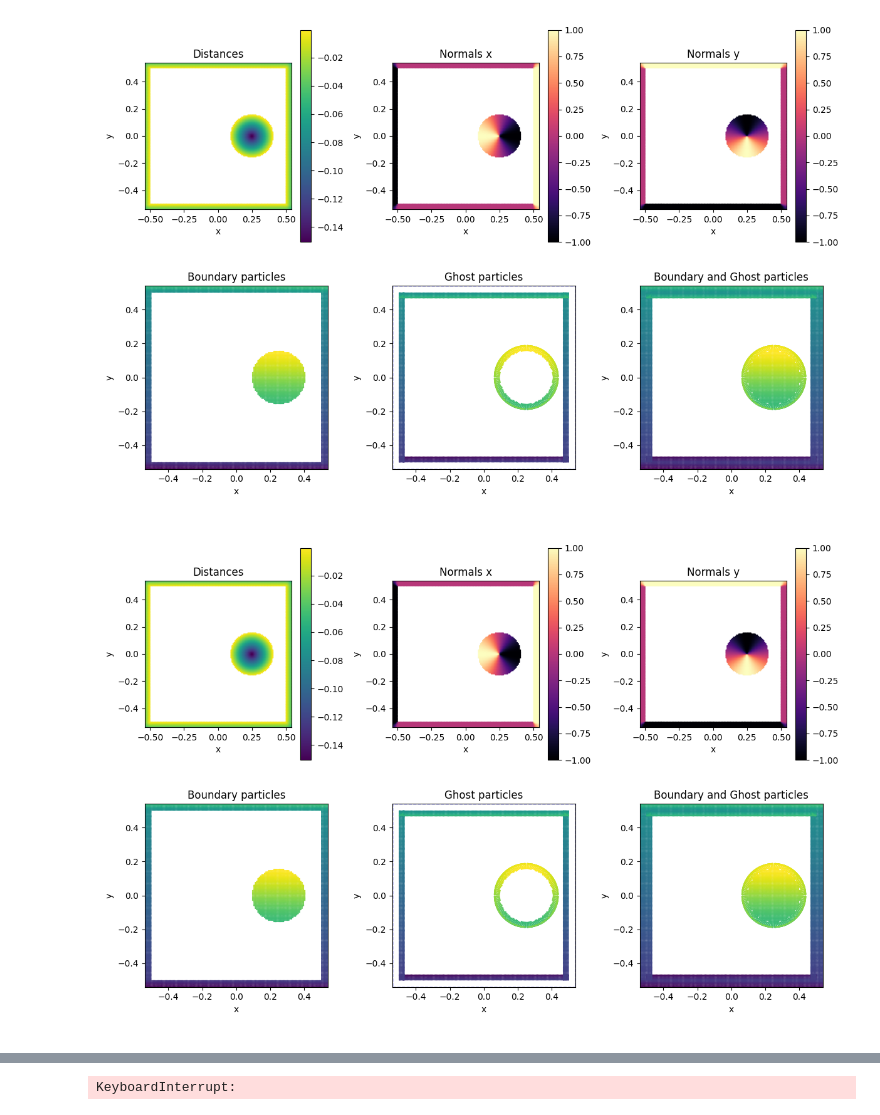
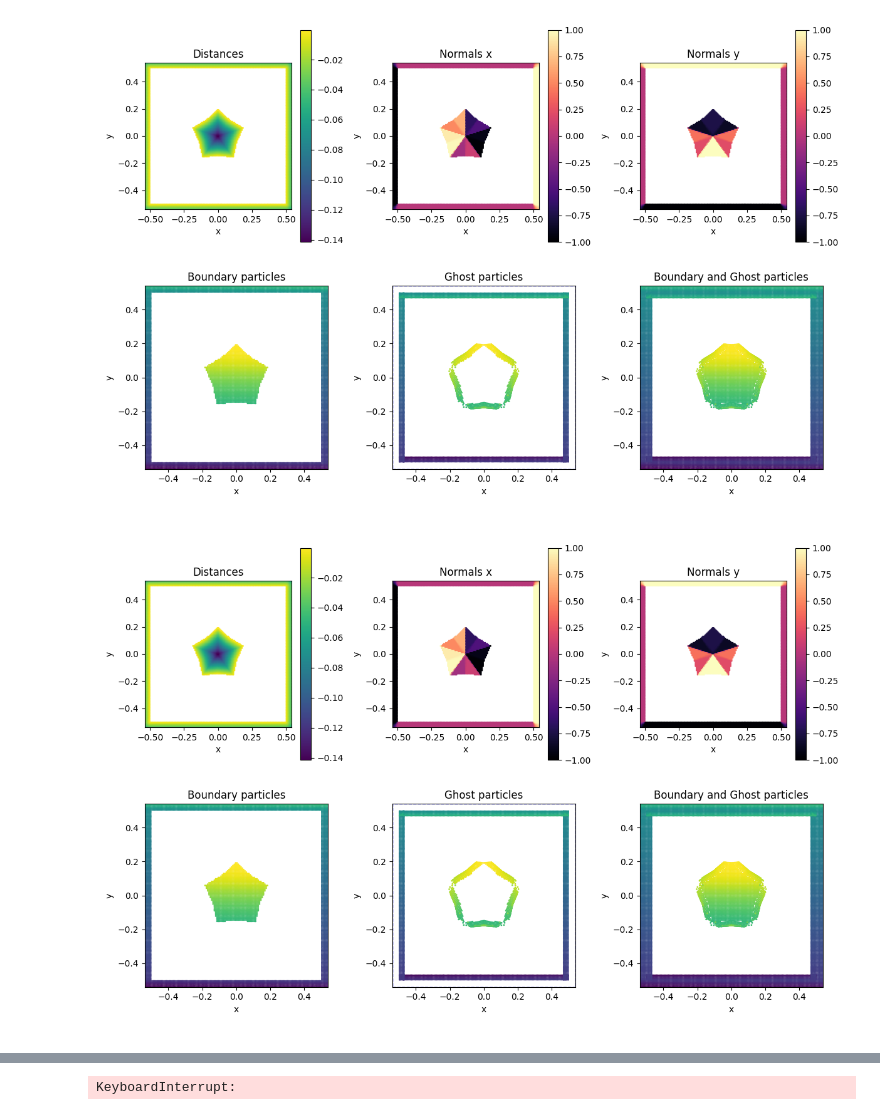
Before and after one commit to wi-re/diffSPH, a Jupyter notebook: partiBench/06_moving_obstacle.ipynb, the cells around one changed output, grey strips where cells are left out. Drawn from its saved outputs; the diff is of its cells as text; code cells hidden in the pictures.

```diff
--- a/partiBench/06_moving_obstacle.ipynb
+++ b/partiBench/06_moving_obstacle.ipynb
@@ -99,7 +99,9 @@ inner = lambda points: getSDF('box')['function'](points, torch.tensor([0.15,0.15
 boundary_sdf2 = inner# operatorDict['invert'](inner)
 
 circle_sdf = lambda points: getSDF('circle')['function'](points, torch.tensor(l).to(points.device))
-translated_sdf = operatorDict['translate'](circle_sdf, torch.tensor([0.25,0.]))
+circle_sdf = lambda points: getSDF('star5')['function'](points, torch.tensor(l*1.25).to(points.device), torch.tensor(0.75).to(points.device))
+# circle_sdf = lambda points: getSDF('horseshoe')['function'](points, torch.tensor([0.0, 1.0]).to(points.device), torch.tensor(l).to(points.device), torch.tensor(l/4).to(points.device))
+translated_sdf = operatorDict['translate'](circle_sdf, torch.tensor([0.,0.]))
 boundary_sdf2 = lambda points: translated_sdf(points.cpu()).to(points.device)
 
 fluid_sdf = lambda points: getSDF('box')['function'](points, torch.tensor([0.5,0.5]).to(points.device))
@@ -229,21 +231,21 @@ def plotBoundaryParticleswGhosts(perennialState, config):
 
 plotBoundaryParticleswGhosts(perennialState, config)
 # %% [output]
-[figure, old version]
+[figure, new version]
 # %%
-perennialState['boundary'] = copy.deepcopy(initialBoundaryState)
-rotationAngle = 0
+# perennialState['boundary'] = copy.deepcopy(initialBoundaryState)
+# rotationAngle = 0
 
-rotationMatrix = torch.tensor([[np.cos(rotationAngle), -np.sin(rotationAngle)], [np.sin(rotationAngle), np.cos(rotationAngle)]], device = perennialState['fluid']['positions'].device, dtype = perennialState['fluid']['positions'].dtype)
+# rotationMatrix = torch.tensor([[np.cos(rotationAngle), -np.sin(rotationAngle)], [np.sin(rotationAngle), np.cos(rotationAngle)]], device = perennialState['fluid']['positions'].device, dtype = perennialState['fluid']['positions'].dtype)
 
-perennialState['boundary']['positions'][body1,:] = torch.matmul(initialBoundaryState['positions'][body1,:], rotationMatrix)
-perennialState['boundary']['normals'][body1,:] = torch.matmul(initialBoundaryState['normals'][body1,:], rotationMatrix)
-perennialState['boundary']['velocities'][body1,:] = torch.matmul(initialBoundaryState['velocities'][body1,:], rotationMatrix)
+# perennialState['boundary']['positions'][body1,:] = torch.matmul(initialBoundaryState['positions'][body1,:], rotationMatrix)
+# perennialState['boundary']['normals'][body1,:] = torch.matmul(initialBoundaryState['normals'][body1,:], rotationMatrix)
+# perennialState['boundary']['velocities'][body1,:] = torch.matmul(initialBoundaryState['velocities'][body1,:], rotationMatrix)
 
 
 plotBoundaryParticleswGhosts(perennialState, config)
 # %% [output]
-[figure, old version]
+[figure, new version]
 # %%
 ramp = generateRamp(perennialState['fluid'], regions, config)
 
```
Also changed, not shown: parts of 10 cells of this notebook.
